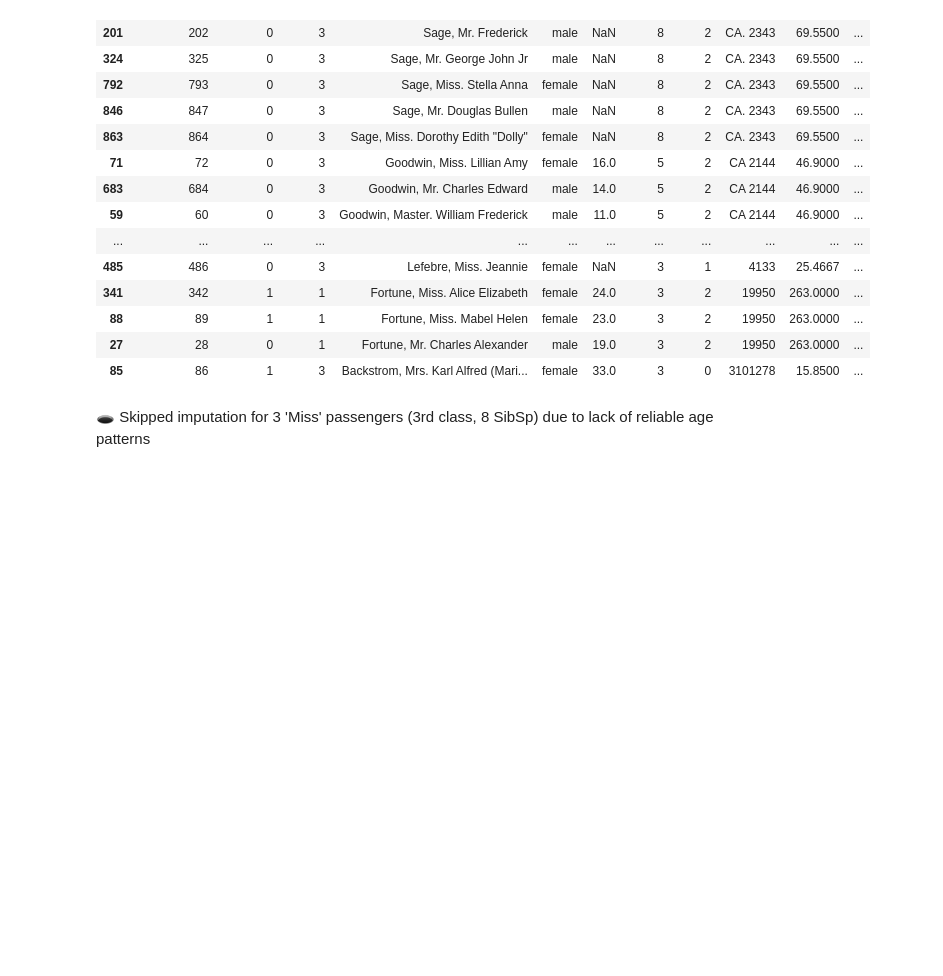
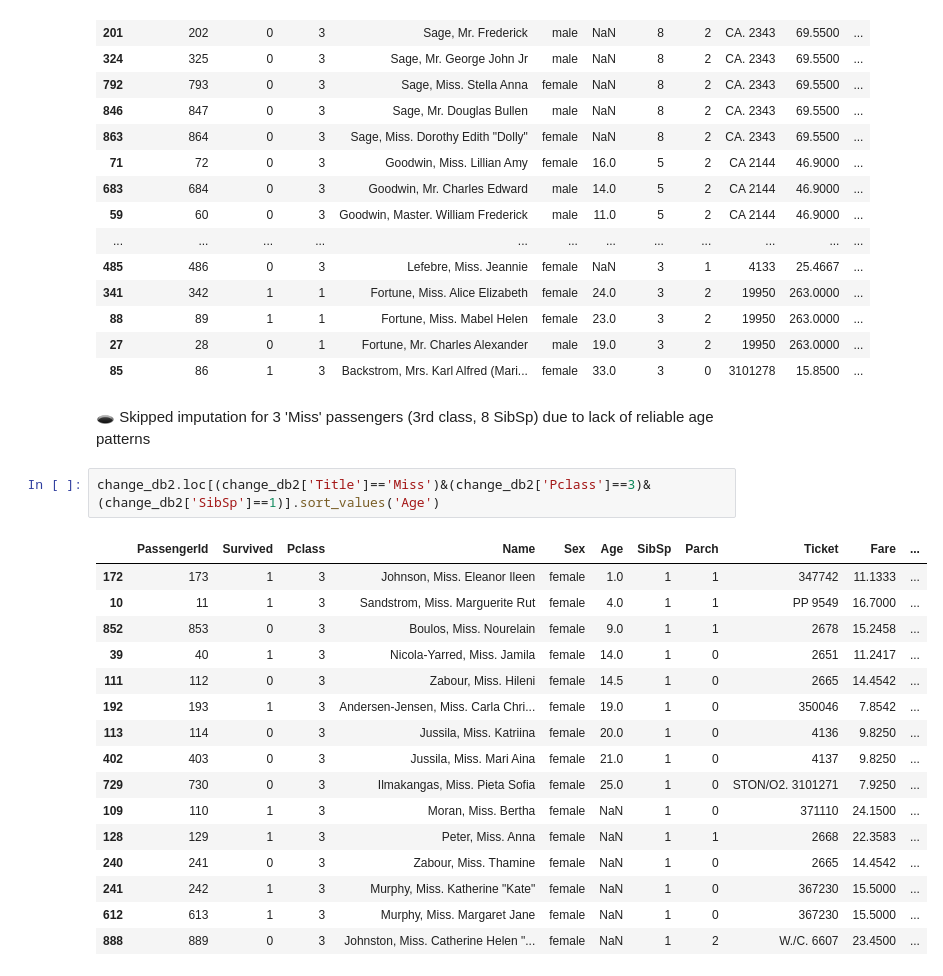
Before and after one commit to Restart29/titanic-analysis, a Jupyter notebook: notebooks/titanic.ipynb, the cells around one changed output. Drawn from its saved outputs; the diff is of its cells as text; blank space fills up the shorter version.

Commit message:
Day-6: Cleaning Data
Deferred Imputation for 'Miss' (3rd Class, 1 SibSp, 0 Parch) – No Strong Pattern Found
Imputed age with median (4) for 'Miss' (3rd class, 0 SibSp, 2 Parch)

```diff
--- a/notebooks/titanic.ipynb
+++ b/notebooks/titanic.ipynb
@@ -1344,3 +1344,22 @@ change_db2.loc[(change_db2['SibSp']>=3)].sort_values(['SibSp','LastName','Age'],
 | 85 | 86 | 1 | 3 | Backstrom, Mrs. Karl Alfred (Mari... | female | 33.0 | 3 | 0 | 3101278 | 15.8500 | ... |
 # %% [markdown]
 🕳️ Skipped imputation for 3 'Miss' passengers (3rd class, 8 SibSp) due to lack of reliable age patterns
+# %%
+change_db2.loc[(change_db2['Title']=='Miss')&(change_db2['Pclass']==3)&(change_db2['SibSp']==1)].sort_values('Age')
+# %% [output]
+|  | PassengerId | Survived | Pclass | Name | Sex | Age | SibSp | Parch | Ticket | Fare | ... |
+| 172 | 173 | 1 | 3 | Johnson, Miss. Eleanor Ileen | female | 1.0 | 1 | 1 | 347742 | 11.1333 | ... |
+| 10 | 11 | 1 | 3 | Sandstrom, Miss. Marguerite Rut | female | 4.0 | 1 | 1 | PP 9549 | 16.7000 | ... |
+| 852 | 853 | 0 | 3 | Boulos, Miss. Nourelain | female | 9.0 | 1 | 1 | 2678 | 15.2458 | ... |
+| 39 | 40 | 1 | 3 | Nicola-Yarred, Miss. Jamila | female | 14.0 | 1 | 0 | 2651 | 11.2417 | ... |
+| 111 | 112 | 0 | 3 | Zabour, Miss. Hileni | female | 14.5 | 1 | 0 | 2665 | 14.4542 | ... |
+| 192 | 193 | 1 | 3 | Andersen-Jensen, Miss. Carla Chri... | female | 19.0 | 1 | 0 | 350046 | 7.8542 | ... |
+| 113 | 114 | 0 | 3 | Jussila, Miss. Katriina | female | 20.0 | 1 | 0 | 4136 | 9.8250 | ... |
+| 402 | 403 | 0 | 3 | Jussila, Miss. Mari Aina | female | 21.0 | 1 | 0 | 4137 | 9.8250 | ... |
+| 729 | 730 | 0 | 3 | Ilmakangas, Miss. Pieta Sofia | female | 25.0 | 1 | 0 | STON/O2. 3101271 | 7.9250 | ... |
+| 109 | 110 | 1 | 3 | Moran, Miss. Bertha | female | NaN | 1 | 0 | 371110 | 24.1500 | ... |
+| 128 | 129 | 1 | 3 | Peter, Miss. Anna | female | NaN | 1 | 1 | 2668 | 22.3583 | ... |
+| 240 | 241 | 0 | 3 | Zabour, Miss. Thamine | female | NaN | 1 | 0 | 2665 | 14.4542 | ... |
+| 241 | 242 | 1 | 3 | Murphy, Miss. Katherine "Kate" | female | NaN | 1 | 0 | 367230 | 15.5000 | ... |
+| 612 | 613 | 1 | 3 | Murphy, Miss. Margaret Jane | female | NaN | 1 | 0 | 367230 | 15.5000 | ... |
+| 888 | 889 | 0 | 3 | Johnston, Miss. Catherine Helen "... | female | NaN | 1 | 2 | W./C. 6607 | 23.4500 | ... |
```
Also changed, not shown: parts of 14 cells of this notebook.
